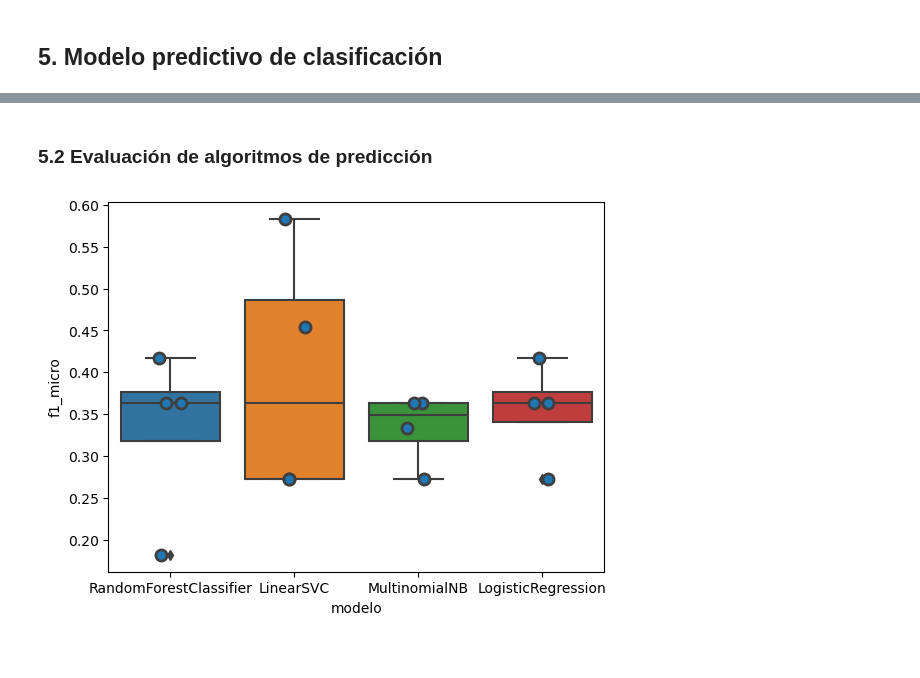
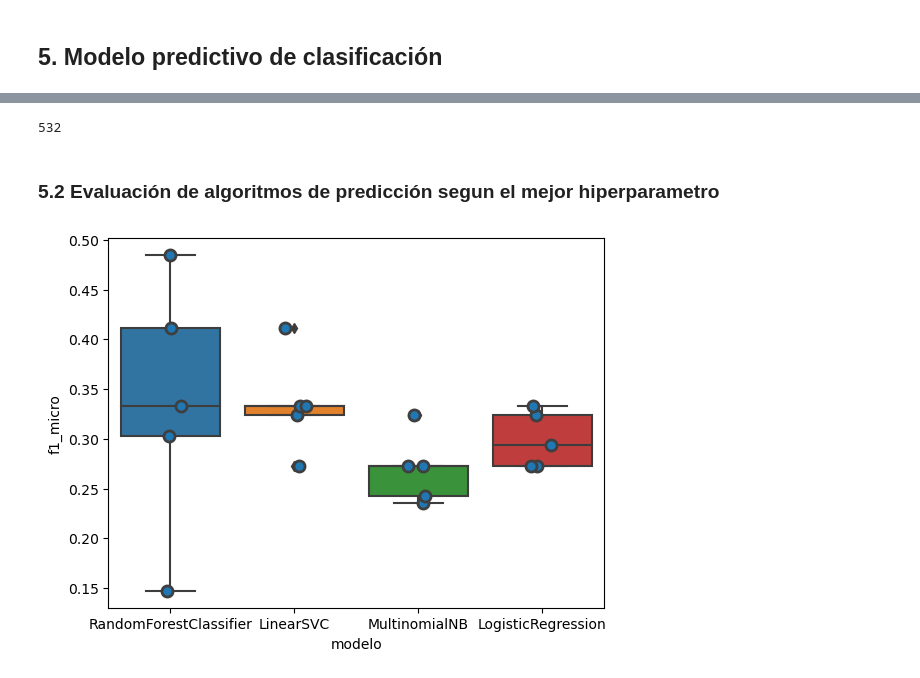
Before and after one commit to LeandroYara/Proyecto-de-grado_Clasificacion-de-portafolios, a Jupyter notebook: AnalisisModelo.ipynb, the cells around one changed output, grey strips where cells are left out. Cells and saved outputs as stored; diff of their text form; code cells hidden in the pictures.

```diff
--- a/AnalisisModelo.ipynb
+++ b/AnalisisModelo.ipynb
@@ -189,6 +244,6 @@ lensScopus.hist(bins = np.arange(0,5500,50))
 # %%
 modifiedFrameworkData = originalFrameworkData.copy()
-modifiedFrameworkData = modifiedFrameworkData[["Title", "Abstract", "Criterios"]]
+modifiedFrameworkData = modifiedFrameworkData[["Title", "Abstract", "Category", "Criteria"]]
 modifiedFrameworkData['Abstract'] = modifiedFrameworkData['Abstract'] + " " + modifiedFrameworkData['Title']
 modifiedFrameworkData.head()
 # %% [output]
@@ -523,5 +510,5 @@ tokenizedScopusData['Words'].head()
 Name: Words, dtype: object
 # %%
-tokenizedFrameworkData['Words'] = tokenizedFrameworkData['Words'].replace(value='', regex=r'\b(?!big)(?!dat)[a-z]{1,3}\b')
+tokenizedFrameworkData['Words'] = tokenizedFrameworkData['Words'].replace(value='', regex=r'\b[a-z]{1,2}\b')
 tokenizedFrameworkData['Words'].head()
 # %% [output]
@@ -578,4 +596,30 @@ tokenizedScopusData.to_csv('data/tokenizedScopusData.csv')
 # %%
-tfidfconverter = TfidfVectorizer(sublinear_tf=True, ngram_range=(1, 2), encoding='latin-1', min_df=7, stop_words=('english'))
-features = tfidfconverter.fit_transform(tokenizedFrameworkData.Words).toarray()
-labels = tokenizedFrameworkData['Criterios']
+X = tokenizedFrameworkData['Words']
+y = tokenizedFrameworkData['Category']
+X_train, X_test, y_train, y_test = train_test_split(X, y, test_size = 0.3, random_state = 42)
+
+models = [
+    RandomForestClassifier(),
+    LinearSVC(),
+    MultinomialNB(),
+    LogisticRegression(),
+]
+
+for model in models:
+
+    pipeline = Pipeline([
+        ('tfidf', TfidfVectorizer(stop_words='english')),
+        ('clf', OneVsRestClassifier(model)),
+    ])
+    parameters = {
+        'tfidf__max_df': (0.2, 0.4, 0.6, 0.8),
+        'tfidf__min_df': (2, 3, 4, 5, 6, 7, 8, 9, 10, 11, 12),
+        'tfidf__ngram_range': [(1, 1), (1, 2), (1, 3)]
+    }
+
+    grid_search_tune = GridSearchCV(pipeline, parameters, cv=5, n_jobs=4, scoring=make_scorer(f1_score, average= 'micro'))
+    grid_search_tune.fit(X_train, y_train)
+
+    print(model.__class__.__name__)
+    print(grid_search_tune.best_params_)
+    print(grid_search_tune.best_score_)
@@ -582,27 +639,34 @@ labels = tokenizedFrameworkData['Criterios']
+# %%
+tfidfconverter = TfidfVectorizer(sublinear_tf=True, ngram_range=(1, 1), encoding='latin-1', min_df=3, max_df=0.4, stop_words=('english'))
+features = tfidfconverter.fit_transform(tokenizedFrameworkData.Words).toarray()
+labels = tokenizedFrameworkData['Category']
+features.shape[1]
+# %% [output]
+532
 # %% [markdown]
-### 5.2 Evaluación de algoritmos de predicción
+### 5.2 Evaluación de algoritmos de predicción segun el mejor hiperparametro
 # %%
 models = [
     RandomForestClassifier(),
     LinearSVC(),
     MultinomialNB(),
     LogisticRegression(),
 ]
-CV = 4
+CV = 5
 cv_df = pd.DataFrame(index=range(CV * len(models)))
 entries = []
 for model in models:
     model_name = model.__class__.__name__
     accuracies = cross_val_score(model, features, labels, scoring='f1_micro', cv=CV, error_score="raise")
     for fold_idx, accuracy in enumerate(accuracies):
         entries.append((model_name, fold_idx, accuracy))
 cv_df = pd.DataFrame(entries, columns=['modelo', 'fold_idx', 'f1_micro'])
 sns.boxplot(x='modelo', y='f1_micro', data=cv_df)
 sns.stripplot(x='modelo', y='f1_micro', data=cv_df,
               size=8, jitter=True, edgecolor="gray", linewidth=2)
 plt.show()
 # %% [output]
-[figure, old version]
+[figure, new version]
 # %%
 cv_df.groupby('modelo').f1_micro.mean()
 # %% [output]
```
Also changed, not shown: parts of 65 cells of this notebook, 18 other files.
